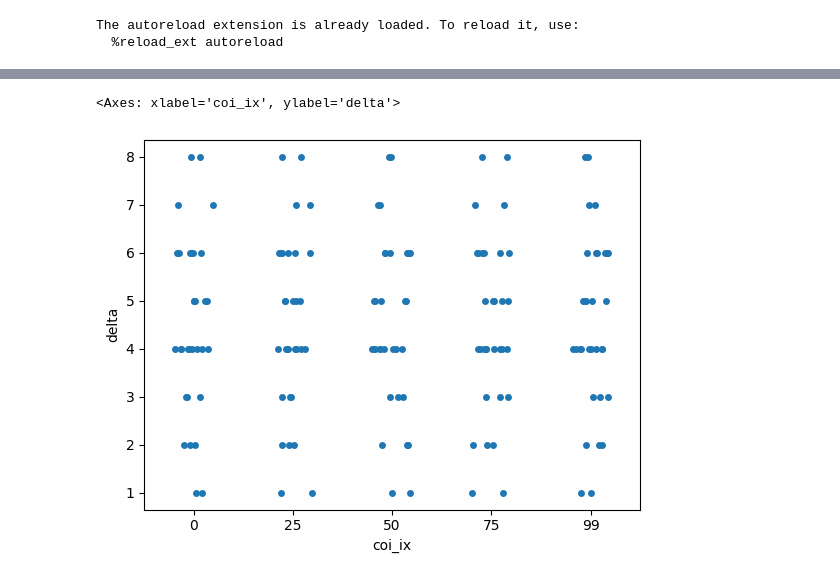
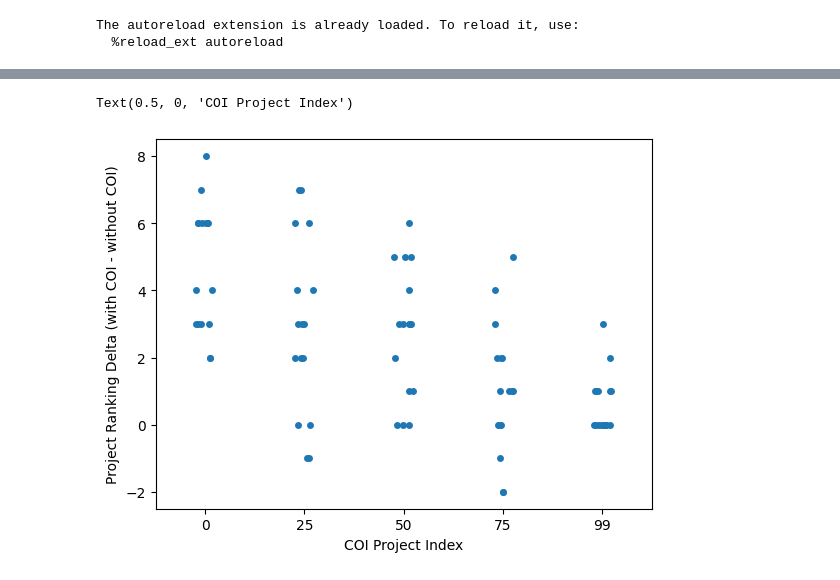
Before and after one commit to CELtd/voting_mechanism_design, a Jupyter notebook: notebooks/pairwise_coi.ipynb, the cells around one changed output, grey strips where cells are left out. Saved outputs shown, nothing was run; the diff lists cells and outputs as text; code cells hidden in the pictures.

```diff
--- a/notebooks/pairwise_coi.ipynb
+++ b/notebooks/pairwise_coi.ipynb
@@ -103,7 +103,7 @@ def run_single_simulation(
             voting_style_kwargs={'use_impact_delta':False},
             expertise=expertise,
             laziness=laziness,
-            coi_projects=coi_project_ids,
+            coi_project_ix_vec=coi_project_ids,
             engaging_in_coi=engaging_in_coi,
         )
         badgeholder_list.append(agent)
@@ -316,19 +316,31 @@ def run_mc_coiindex(
         'coi_project_inferred_ix_without_coi': coi_project_inferred_ix_without_coi
     }
 # %%
-num_mc = 32
+num_mc = 4
 n_badgeholders = 30
 n_projects = 100
 badgeholder_voting_style = 'skewed_towards_impact'
 
 project_impact_distribution = np.linspace(0.1, 0.9, n_projects)
-badgeholder_expertise_distribution = np.ones(n_badgeholders) * 0.8
-badgeholder_laziness_distribution = np.ones(n_badgeholders) * 0.0   # setting this to > 0 seems to cause a bug, double check
+badgeholder_expertise_vec = [0.25, 0.5, 0.75]
+badgeholder_laziness_vec = [0.25, 0.5, 0.75]
+# badgeholder_expertise_distribution = np.ones(n_badgeholders) * 0.8
+# badgeholder_laziness_distribution = np.ones(n_badgeholders) * 0.1   # setting this to > 0 seems to cause a bug, double check
 
 coi_index = [0, 25, 50, 75, 99]
-coi_index2results = {}
-for coi_ix in tqdm(coi_index):
-    print(f'Running COI index: {coi_ix}')
+experiment_cfgs = list(itertools.product(
+    coi_index,
+    badgeholder_expertise_vec,
+    badgeholder_laziness_vec,
+))
+
+
+exp2results = {}
+for experiment_cfg in tqdm(experiment_cfgs):
+    # print(f'Running COI index: {coi_ix}')
+    coi_ix, expertise, laziness = experiment_cfg
+    badgeholder_expertise_distribution = np.ones(n_badgeholders) * expertise
+    badgeholder_laziness_distribution = np.ones(n_badgeholders) * laziness
     res = run_mc_coiindex(
         num_mc = num_mc,
         n_badgeholders = n_badgeholders,
@@ -344,4 +356,4 @@ for coi_ix in tqdm(coi_index):
 
         seed_start=1234,
     )
-    coi_index2results[coi_ix] = res
+    exp2results[experiment_cfg] = res
@@ -379,13 +360,18 @@ array([[ 2,  1,  4, ..., 98, 99, 97],
 # %%
 # make into a melted df
 results_list = []
-for coi_ix in coi_index:
-    coi_project_inferred_ix_without_coi = np.asarray(coi_index2results[0]['coi_project_inferred_ix_without_coi'][1])
-    coi_project_inferred_ix_with_coi = np.asarray(coi_index2results[0]['coi_project_inferred_ix_with_coi'][1])
+for experiment_cfg in experiment_cfgs:
+    coi_ix, expertise, laziness = experiment_cfg
+    coi_project_inferred_ix_without_coi = np.asarray(exp2results[experiment_cfg]['coi_project_inferred_ix_without_coi'][1])
+    coi_project_inferred_ix_with_coi = np.asarray(exp2results[experiment_cfg]['coi_project_inferred_ix_with_coi'][1])
+
     delta = coi_project_inferred_ix_with_coi - coi_project_inferred_ix_without_coi
+
     for d in delta:
         results_list.append({
             'coi_ix': coi_ix,
+            'expertise': expertise,
+            'laziness': laziness,
             'delta': d
         })
 df = pd.DataFrame(results_list)
@@ -408,6 +380,8 @@ df
 # %%
-sns.stripplot(data=df, x='coi_ix', y='delta', jitter=0.2)
+sns.stripplot(data=df, x='coi_ix', y='delta', jitter=0.1)
+plt.ylabel('Project Ranking Delta (with COI - without COI)')
+plt.xlabel('COI Project Index')
 # %% [output]
-<Axes: xlabel='coi_ix', ylabel='delta'>
+Text(0.5, 0, 'COI Project Index')
-[figure, old version]
+[figure, new version]
 # %%
```
Also changed, not shown: parts of 7 cells of this notebook, 1 other file.
